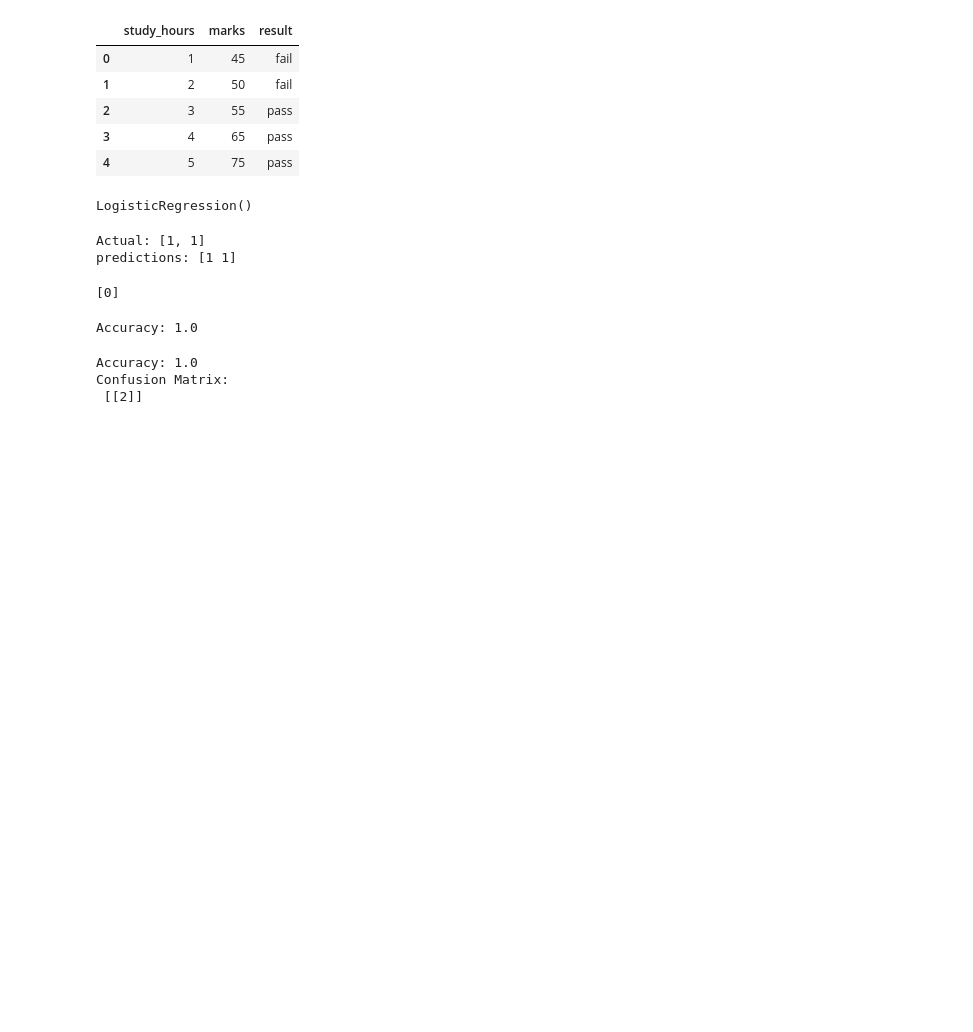
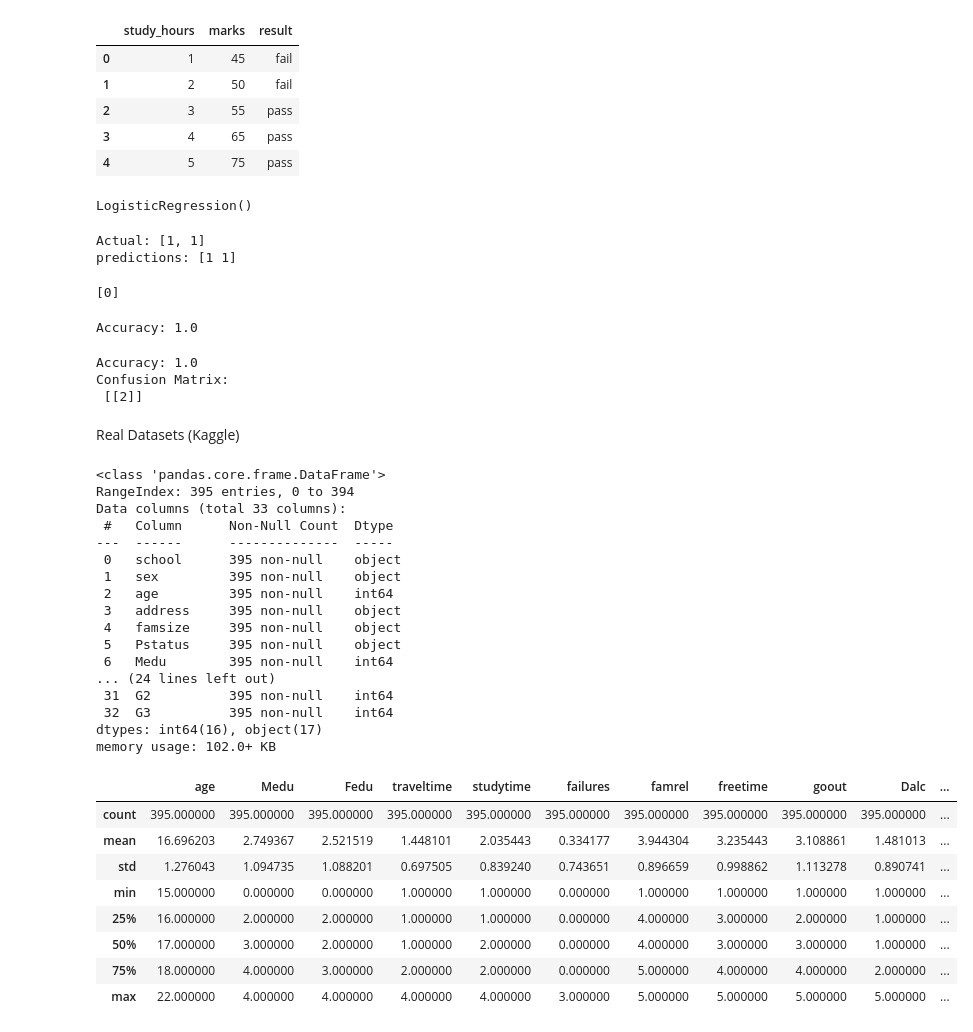
Before and after one commit to sumudusan/python_basics, a Jupyter notebook: python_basic.ipynb, the cells around one changed output. Drawn from its saved outputs; the diff is of its cells as text; code cells hidden in the pictures; blank space fills up the shorter version.

```diff
--- a/python_basic.ipynb
+++ b/python_basic.ipynb
@@ -806,3 +806,38 @@ print("Confusion Matrix:\n", confusion_matrix(y_test, y_pred))
 Accuracy: 1.0
 Confusion Matrix:
  [[2]]
+# %% [markdown]
+Real Datasets (Kaggle)
+# %%
+df = pd.read_csv('student_data.csv')
+
+df.head()
+df.info()
+df.describe()
+# %% [output]
+<class 'pandas.core.frame.DataFrame'>
+RangeIndex: 395 entries, 0 to 394
+Data columns (total 33 columns):
+ #   Column      Non-Null Count  Dtype
+---  ------      --------------  -----
+ 0   school      395 non-null    object
+ 1   sex         395 non-null    object
+ 2   age         395 non-null    int64
+ 3   address     395 non-null    object
+ 4   famsize     395 non-null    object
+ 5   Pstatus     395 non-null    object
+ 6   Medu        395 non-null    int64
+... (24 lines left out)
+ 31  G2          395 non-null    int64
+ 32  G3          395 non-null    int64
+dtypes: int64(16), object(17)
+memory usage: 102.0+ KB
+|  | age | Medu | Fedu | traveltime | studytime | failures | famrel | freetime | goout | Dalc | ... |
+| count | 395.000000 | 395.000000 | 395.000000 | 395.000000 | 395.000000 | 395.000000 | 395.000000 | 395.000000 | 395.000000 | 395.000000 | ... |
+| mean | 16.696203 | 2.749367 | 2.521519 | 1.448101 | 2.035443 | 0.334177 | 3.944304 | 3.235443 | 3.108861 | 1.481013 | ... |
+| std | 1.276043 | 1.094735 | 1.088201 | 0.697505 | 0.839240 | 0.743651 | 0.896659 | 0.998862 | 1.113278 | 0.890741 | ... |
+| min | 15.000000 | 0.000000 | 0.000000 | 1.000000 | 1.000000 | 0.000000 | 1.000000 | 1.000000 | 1.000000 | 1.000000 | ... |
+| 25% | 16.000000 | 2.000000 | 2.000000 | 1.000000 | 1.000000 | 0.000000 | 4.000000 | 3.000000 | 2.000000 | 1.000000 | ... |
+| 50% | 17.000000 | 3.000000 | 2.000000 | 1.000000 | 2.000000 | 0.000000 | 4.000000 | 3.000000 | 3.000000 | 1.000000 | ... |
+| 75% | 18.000000 | 4.000000 | 3.000000 | 2.000000 | 2.000000 | 0.000000 | 5.000000 | 4.000000 | 4.000000 | 2.000000 | ... |
+| max | 22.000000 | 4.000000 | 4.000000 | 4.000000 | 4.000000 | 3.000000 | 5.000000 | 5.000000 | 5.000000 | 5.000000 | ... |
```
Also changed, not shown: parts of 8 cells of this notebook, 1 other file.
